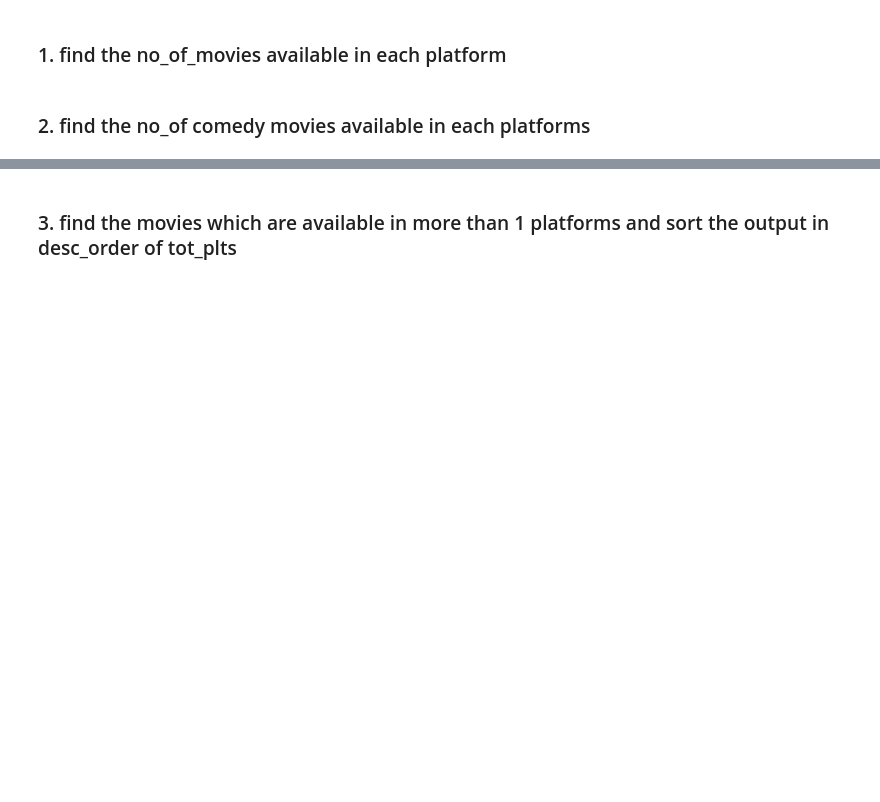
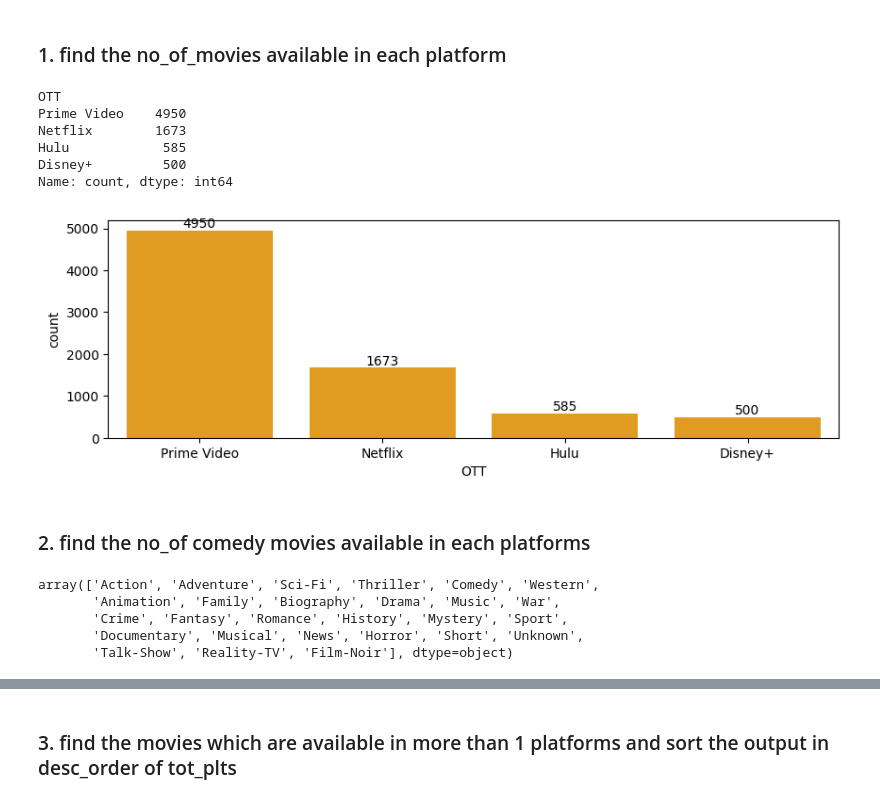
Before and after one commit to Aakashdoraisamy/python-data-science, a Jupyter notebook: Python_Libraries/pandas/movies/movies.ipynb, the cells around one changed output, grey strips where cells are left out. Saved outputs shown, nothing was run; the diff lists cells and outputs as text; code cells hidden in the pictures; blank space fills up the shorter version.

```diff
--- a/Python_Libraries/pandas/movies/movies.ipynb
+++ b/Python_Libraries/pandas/movies/movies.ipynb
@@ -212,5 +197,29 @@ df
 # Data Analysis
 # %% [markdown]
 ### 1. find the no_of_movies available in each platform
+# %%
+plt_df['OTT'].value_counts()
+# %% [output]
+OTT
+Prime Video    4950
+Netflix        1673
+Hulu            585
+Disney+         500
+Name: count, dtype: int64
+# %%
+plt.figure(figsize=(10,3))
+c = sns.countplot(plt_df,x='OTT',color='orange')
+c.bar_label(c.containers[0])
+plt.show()
+# %% [output]
+[figure, added]
 # %% [markdown]
 ### 2. find the no_of comedy movies available in each platforms
+# %%
+df['Genres'].str.split(',').explode().unique()
+# %% [output]
+array(['Action', 'Adventure', 'Sci-Fi', 'Thriller', 'Comedy', 'Western',
+       'Animation', 'Family', 'Biography', 'Drama', 'Music', 'War',
+       'Crime', 'Fantasy', 'Romance', 'History', 'Mystery', 'Sport',
+       'Documentary', 'Musical', 'News', 'Horror', 'Short', 'Unknown',
+       'Talk-Show', 'Reality-TV', 'Film-Noir'], dtype=object)
```
Also changed, not shown: parts of 23 cells of this notebook.
